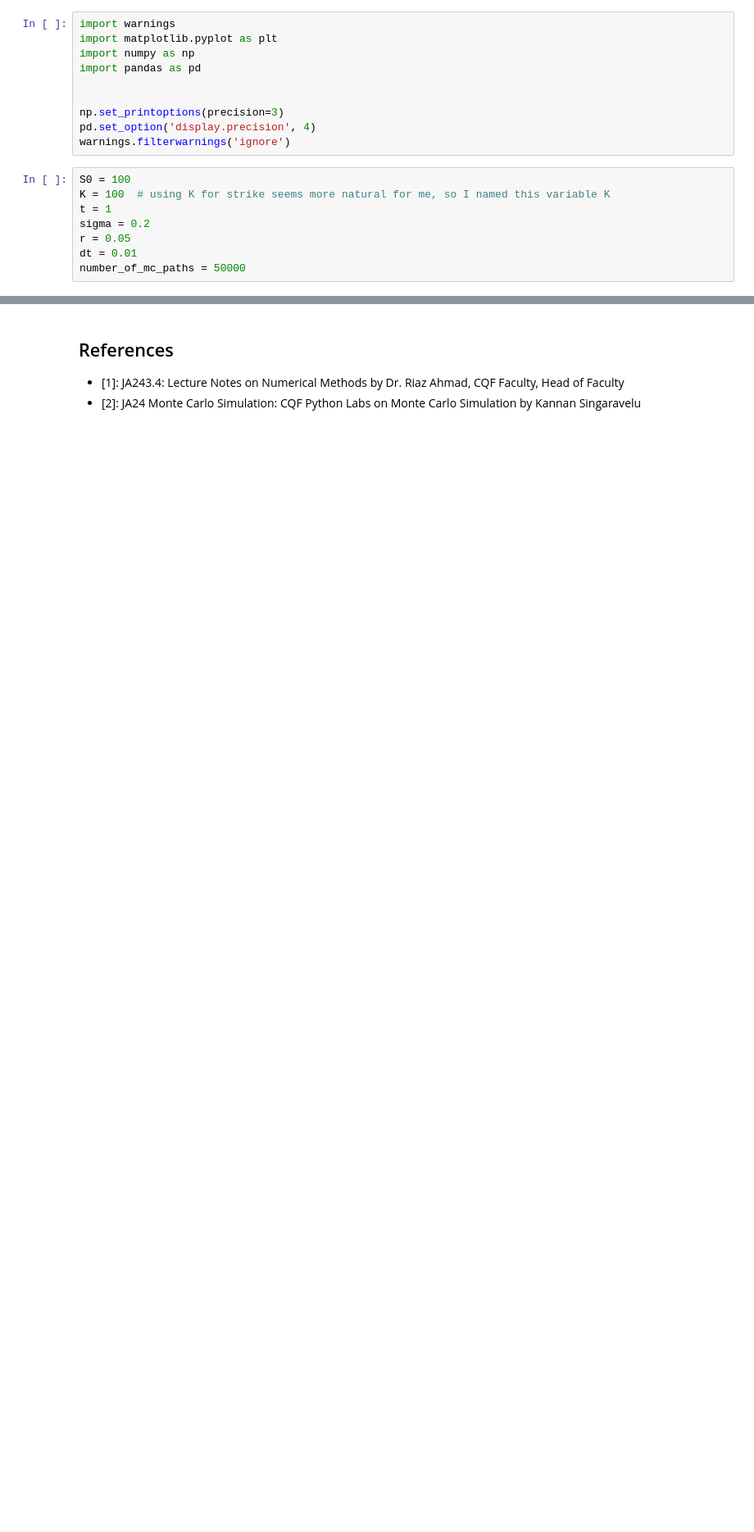
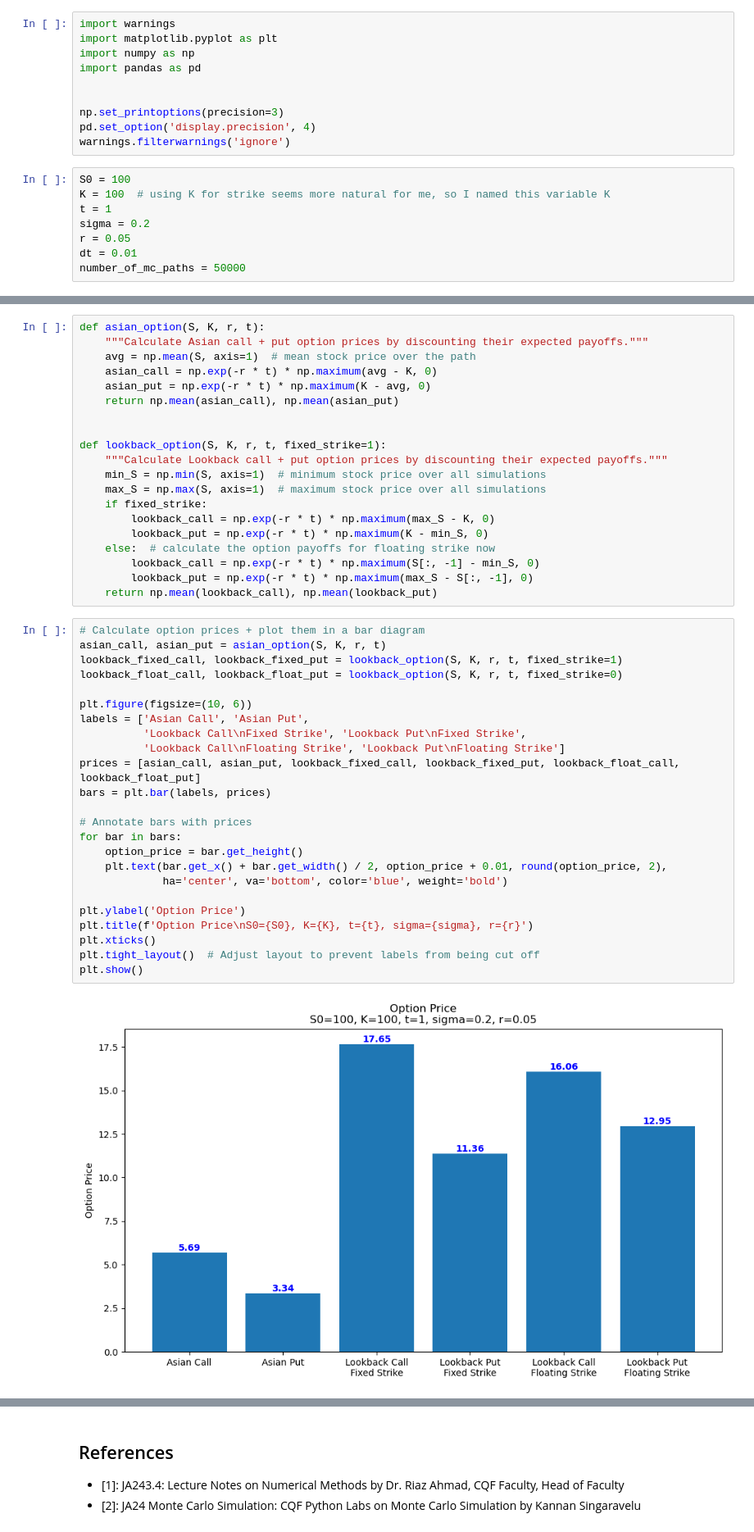
Before and after one commit to heidi123123/cqf, a Jupyter notebook: Exams/2/Exam2.ipynb, the cells around one changed output, grey strips where cells are left out. Shown at 82% size. Drawn from its saved outputs; the diff is of its cells as text; blank space fills up the shorter version.

Commit message:
Updated Jupyter notebook with bugfix in Lookback option price calculation, more texts + analysis

```diff
--- a/Exams/2/Exam2.ipynb
+++ b/Exams/2/Exam2.ipynb
@@ -160,0 +127,46 @@ plt.show()
+# %%
+def asian_option(S, K, r, t):
+    """Calculate Asian call + put option prices by discounting their expected payoffs."""
+    avg = np.mean(S, axis=1)  # mean stock price over the path
+    asian_call = np.exp(-r * t) * np.maximum(avg - K, 0)
+    asian_put = np.exp(-r * t) * np.maximum(K - avg, 0)
+    return np.mean(asian_call), np.mean(asian_put)
+
+
+def lookback_option(S, K, r, t, fixed_strike=1):
+    """Calculate Lookback call + put option prices by discounting their expected payoffs."""
+    min_S = np.min(S, axis=1)  # minimum stock price over all simulations
+    max_S = np.max(S, axis=1)  # maximum stock price over all simulations
+    if fixed_strike:
+        lookback_call = np.exp(-r * t) * np.maximum(max_S - K, 0)
+        lookback_put = np.exp(-r * t) * np.maximum(K - min_S, 0)
+    else:  # calculate the option payoffs for floating strike now
+        lookback_call = np.exp(-r * t) * np.maximum(S[:, -1] - min_S, 0)
+        lookback_put = np.exp(-r * t) * np.maximum(max_S - S[:, -1], 0)
+    return np.mean(lookback_call), np.mean(lookback_put)
+# %%
+# Calculate option prices + plot them in a bar diagram
+asian_call, asian_put = asian_option(S, K, r, t)
+lookback_fixed_call, lookback_fixed_put = lookback_option(S, K, r, t, fixed_strike=1)
+lookback_float_call, lookback_float_put = lookback_option(S, K, r, t, fixed_strike=0)
+
+plt.figure(figsize=(10, 6))
+labels = ['Asian Call', 'Asian Put',
+          'Lookback Call\nFixed Strike', 'Lookback Put\nFixed Strike',
+          'Lookback Call\nFloating Strike', 'Lookback Put\nFloating Strike']
+prices = [asian_call, asian_put, lookback_fixed_call, lookback_fixed_put, lookback_float_call, lookback_float_put]
+bars = plt.bar(labels, prices)
+
+# Annotate bars with prices
+for bar in bars:
+    option_price = bar.get_height()
+    plt.text(bar.get_x() + bar.get_width() / 2, option_price + 0.01, round(option_price, 2),
+             ha='center', va='bottom', color='blue', weight='bold')
+
+plt.ylabel('Option Price')
+plt.title(f'Option Price\nS0={S0}, K={K}, t={t}, sigma={sigma}, r={r}')
+plt.xticks()
+plt.tight_layout()  # Adjust layout to prevent labels from being cut off
+plt.show()
+# %% [output]
+[figure, added]
```
Also changed, not shown: parts of 16 cells of this notebook.
